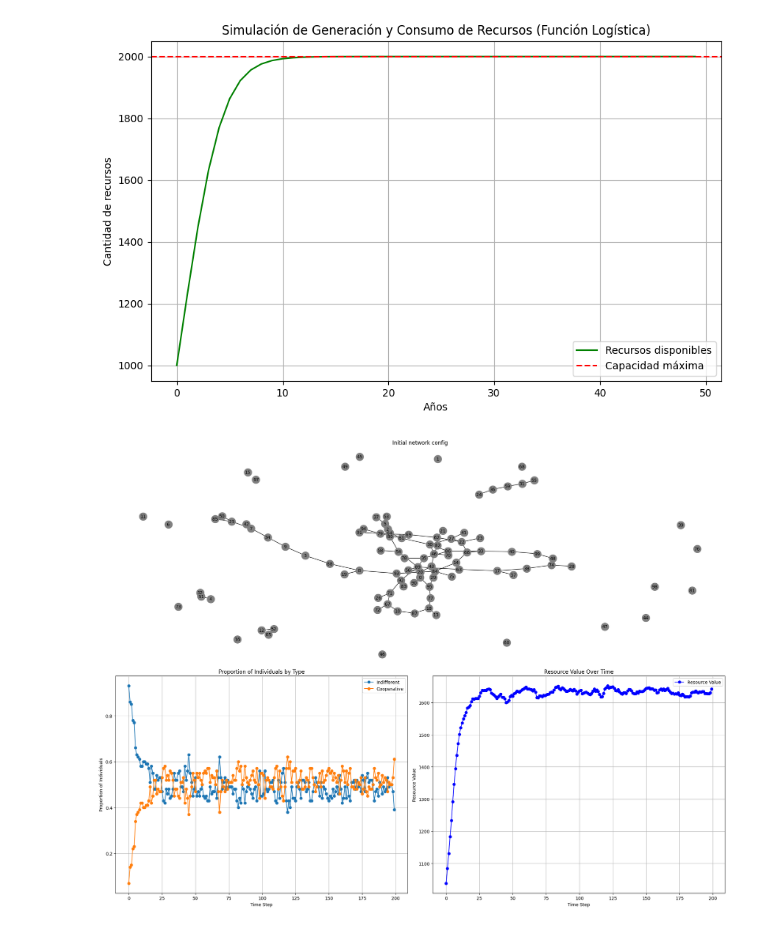
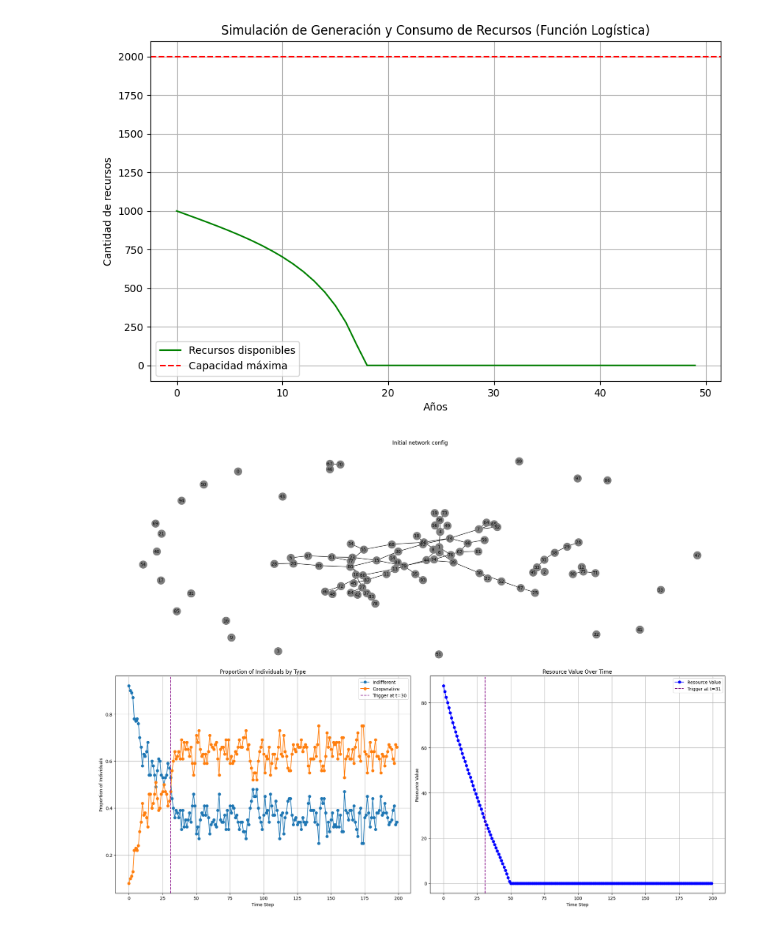
Before and after one commit to santineiraher/Tragedy_commons, a Jupyter notebook: Notebooks/Play_with_V0_NR.ipynb, the cells around one changed output. Cells and saved outputs as stored; diff of their text form; code cells hidden in the pictures.

```diff
--- a/Notebooks/Play_with_V0_NR.ipynb
+++ b/Notebooks/Play_with_V0_NR.ipynb
@@ -14,8 +14,8 @@ import matplotlib.pyplot as plt
 
 # Parámetros del modelo
 initial_resources = 1000  # Recurso inicial
-growth_rate = 0.46  # Tasa de crecimiento intrínseca del recurso (r)
-consumption_rate = 0  # Consumo anual de recurso
+growth_rate = 0.45  # Tasa de crecimiento intrínseca del recurso (r)
+consumption_rate = 250  # Consumo anual de recurso
 max_capacity = 2000  # Capacidad máxima del recurso (K)
 
 # Tiempo
@@ -53,23 +53,23 @@ plt.legend()
 plt.grid(True)
 plt.show()
 # %% [output]
-[figure, old version]
+[figure, new version]
 # %%
 # Simulation Parameters
 num_individuals = 100  # Number of individuals in the graph
 p_cooperative = 0.05  # Initial fraction of cooperative individuals
-beta = 0.5  # Probability parameter for cooperation
+beta = 0.4  # Probability parameter for cooperation
 mu = 0.2  # Constant probability of becoming indifferent
 T = 200  # Number of time steps
 
 # Resource parameters
-initial_resource = 1000  # Initial value of the resource
-max_capacity = 2000
-replenishment_proportion = 0.46  # 1% of the remaining resource is replenished each step
-consumption_rates = {'Indifferent': 200, 'Cooperative': 80}  # Consumption rates for each type
+initial_resource = 90  # Initial value of the resource
+max_capacity = 100
+replenishment_proportion = 0.0046  # 1% of the remaining resource is replenished each step
+consumption_rates = {'Indifferent': 2.75, 'Cooperative': 0.80}  # Consumption rates for each type
 
 # Critical resource parameters
-critical_value = 300 # If the resource drops below this value, extra cooperation probability is triggered
+critical_value = 30 # If the resource drops below this value, extra cooperation probability is triggered
 rho = 0.1  # Extra cooperation probability when the critical resource threshold is crossed
 
 # Example: Erdos-Renyi graph
@@ -120,31 +120,31 @@ if model.trigger_time is not None:
 ax2.set_xlabel('Time Step')
 ax2.set_ylabel('Resource Value')
 ax2.set_title('Resource Value Over Time')
 ax2.legend()
 ax2.grid(True)
 
 # Adjust layout and show the figure
 plt.tight_layout()
 
 #save the figure
 
 # Define the file name structure based on the parameters
 file_name = (
     f'sim_ErdosRenyi_p_coop_{p_cooperative}_beta_{beta}_mu_{mu}_T_{T}_'
     f'resource_{initial_resource}_replenishment_{replenishment_proportion}_'
     f'critical_{critical_value}_rho_{rho}.png'
 )
 
 # Replace any special characters or spaces with underscores to ensure compatibility
 file_name = file_name.replace(".", "_")
 
 # Define the full path where the file will be saved
 PATH_TO_SAVE = "../Output/Images/V0_NR/"
 
 # Save the figure using the structured file name
 plt.savefig(os.path.join(PATH_TO_SAVE, file_name))
 
 # Show the figure
 plt.show()
 # %% [output]
-[figure, old version]
+[figure, new version]
```
Also changed, not shown: 5 other files.
